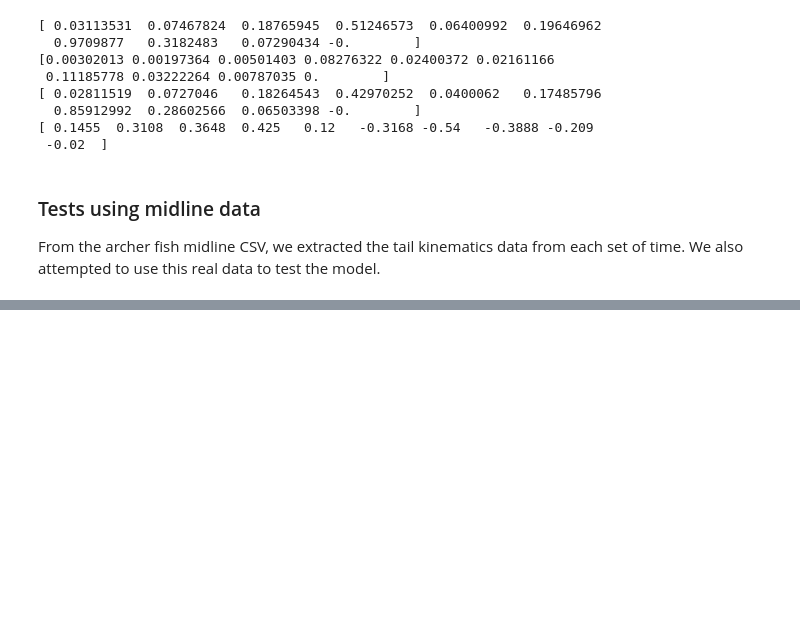
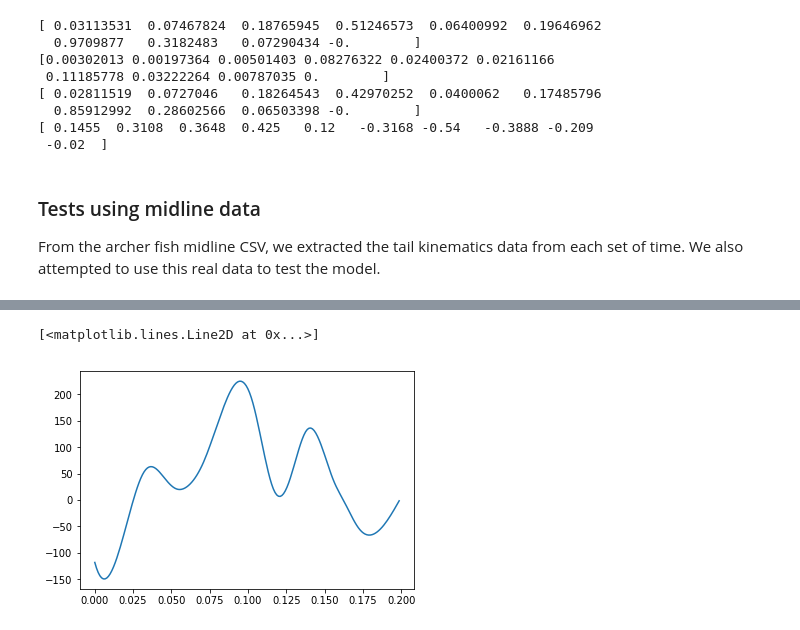
Before and after one commit to Flow-Imaging-Lab-at-Mudd/FILM-fish-model, a Jupyter notebook: lighthill-model.ipynb, the cells around one changed output, grey strips where cells are left out. Cells and saved outputs as stored; diff of their text form; code cells hidden in the pictures; blank space fills up the shorter version.

```diff
--- a/lighthill-model.ipynb
+++ b/lighthill-model.ipynb
@@ -757,0 +765,5 @@ len(archerfish.t)
+# %%
+plt.plot(archerfish.t, np.transpose(archerfish.dxdt)[-1])
+# %% [output]
+[<matplotlib.lines.Line2D at 0x...>]
+[figure, added]
```
Also changed, not shown: parts of 36 cells of this notebook.
